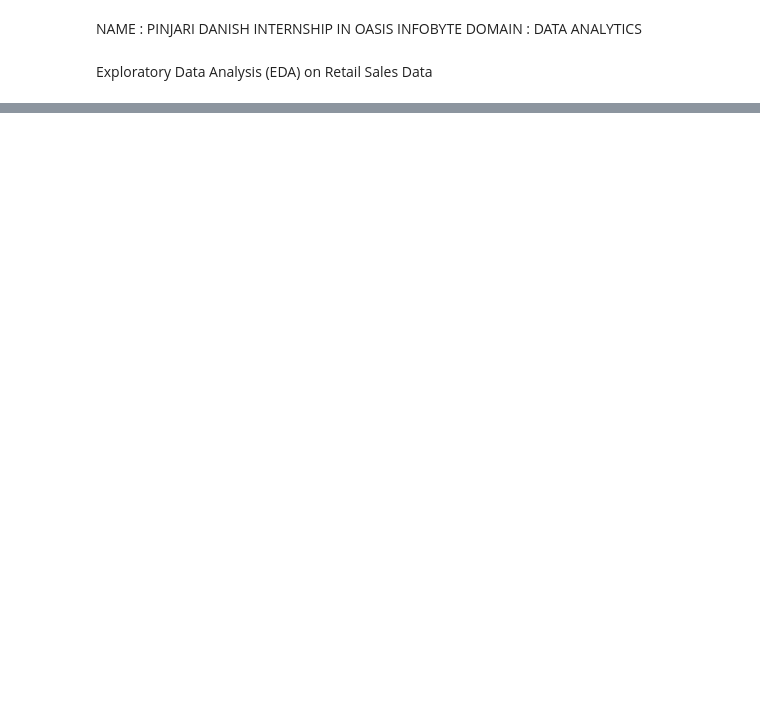
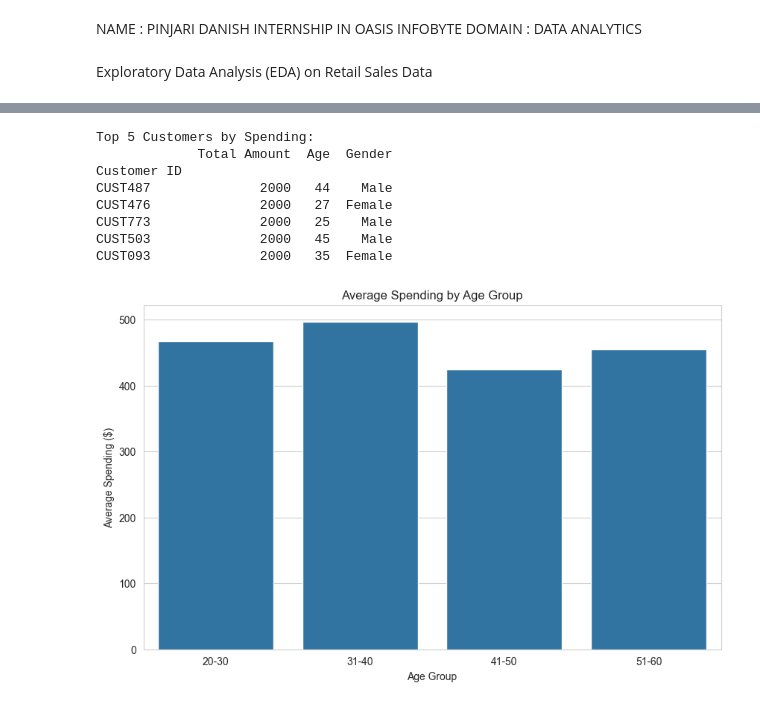
Before and after one commit to danishpinjari/EDA_Retail, a Jupyter notebook: notebooks/OIBSIP_TASK_1.ipynb, the cells around one changed output, grey strips where cells are left out. Cells and saved outputs as stored; diff of their text form; code cells hidden in the pictures; blank space fills up the shorter version.

```diff
--- a/notebooks/OIBSIP_TASK_1.ipynb
+++ b/notebooks/OIBSIP_TASK_1.ipynb
@@ -253,0 +126,32 @@ Name: Quantity, dtype: int64
+# %%
+# Customer segmentation by spending
+customer_spending = df.groupby('Customer ID').agg({
+    'Total Amount': 'sum',
+    'Age': 'first',
+    'Gender': 'first'
+}).sort_values('Total Amount', ascending=False)
+
+# Top customers
+print("Top 5 Customers by Spending:")
+print(customer_spending.head())
+
+# Average spending by age group
+df['Age Group'] = pd.cut(df['Age'], bins=[20, 30, 40, 50, 60], labels=['20-30', '31-40', '41-50', '51-60'])
+age_group_spending = df.groupby('Age Group')['Total Amount'].mean()
+
+plt.figure(figsize=(10, 6))
+sns.barplot(x=age_group_spending.index, y=age_group_spending.values)
+plt.title('Average Spending by Age Group')
+plt.xlabel('Age Group')
+plt.ylabel('Average Spending ($)')
+plt.show()
+# %% [output]
+Top 5 Customers by Spending:
+             Total Amount  Age  Gender
+Customer ID
+CUST487              2000   44    Male
+CUST476              2000   27  Female
+CUST773              2000   25    Male
+CUST503              2000   45    Male
+CUST093              2000   35  Female
+[figure, added]
```
Also changed, not shown: parts of 31 cells of this notebook, 5 other files.
